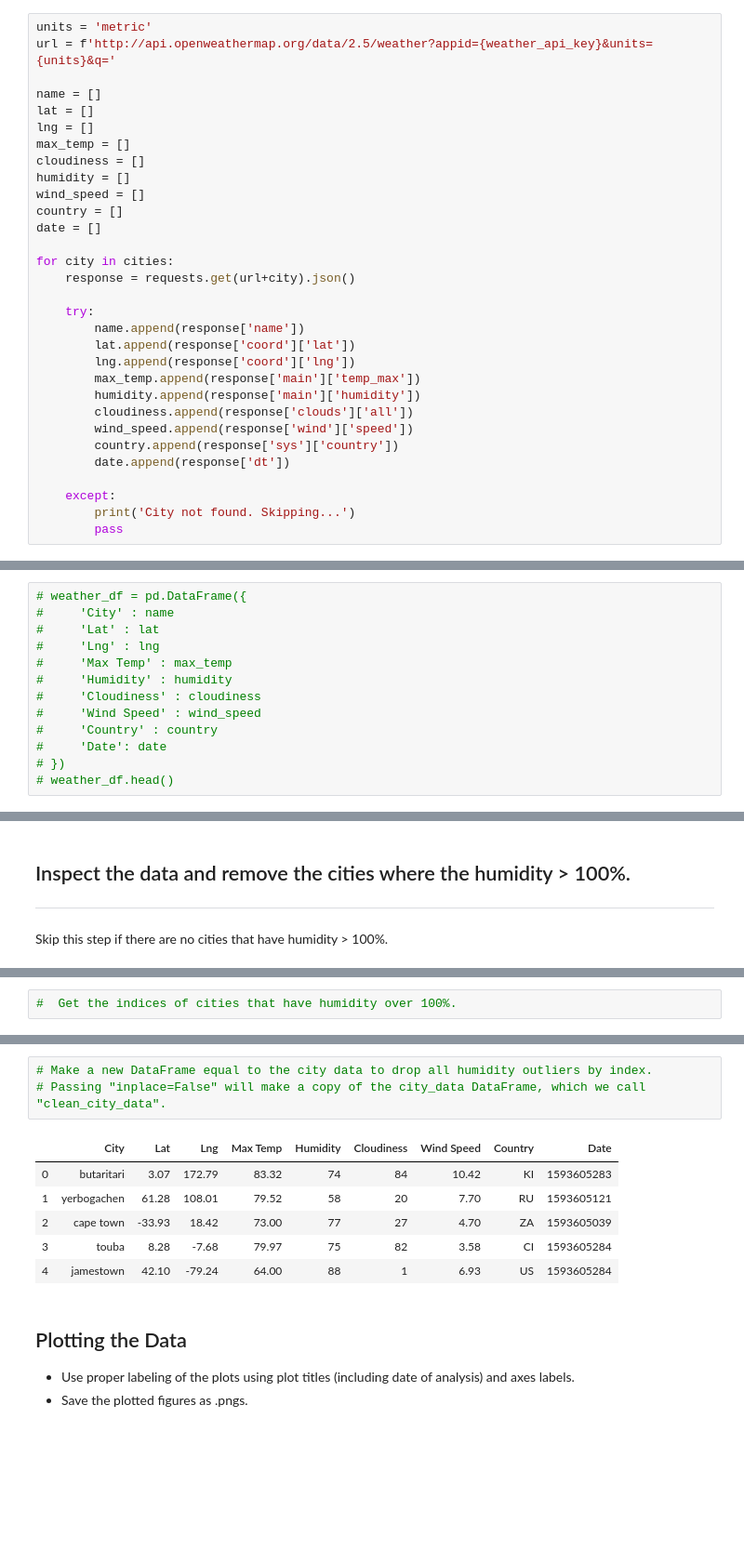
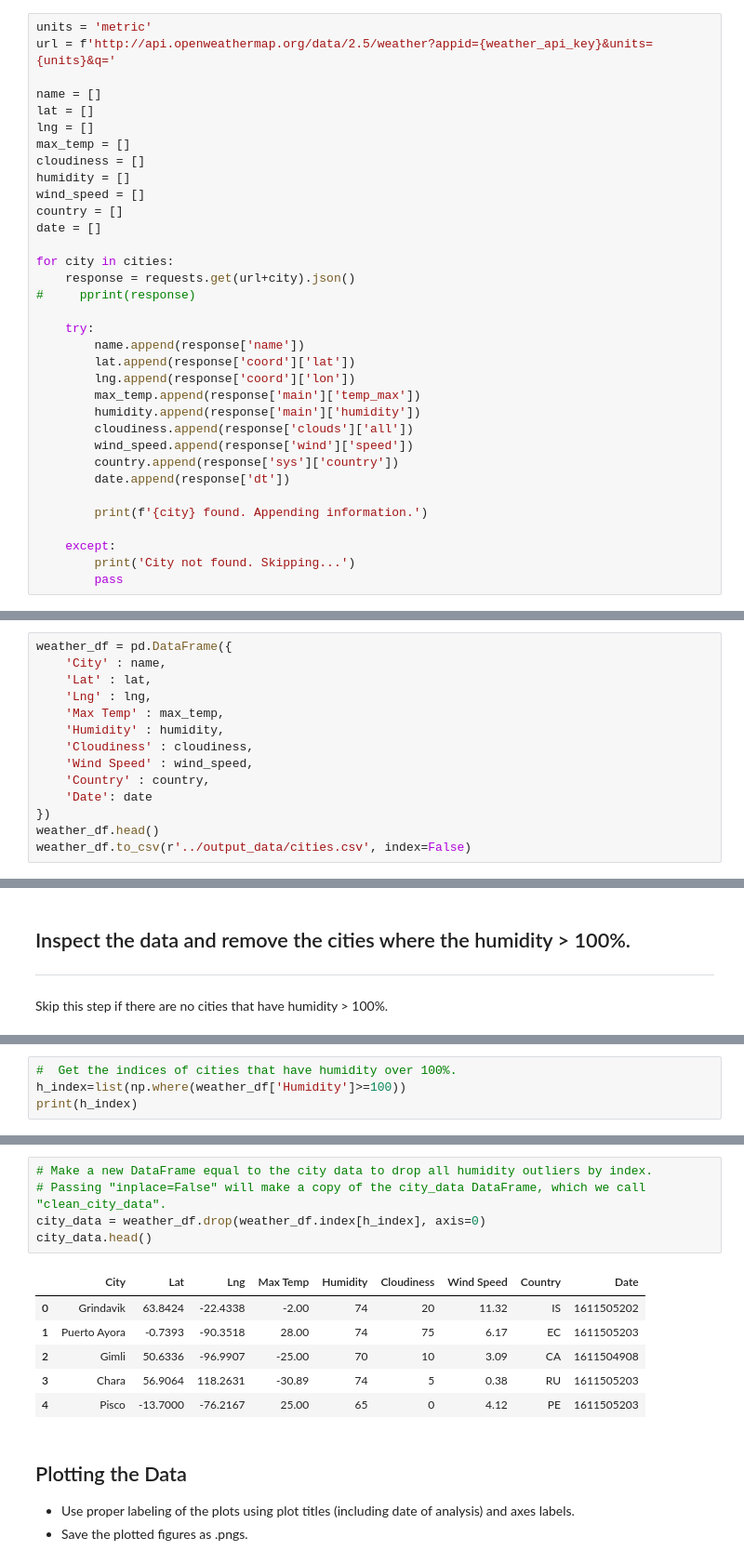
Before and after one commit to c-kleerun/python-api-challenge, a Jupyter notebook: WeatherPy/WeatherPy.ipynb, the cells around one changed output, grey strips where cells are left out. Shown at 93% size. Saved outputs shown, nothing was run; the diff lists cells and outputs as text; blank space fills up the shorter version.

Commit message:
added code for cities list and stats, added scatter plots

```diff
--- a/WeatherPy/WeatherPy.ipynb
+++ b/WeatherPy/WeatherPy.ipynb
@@ -86,11 +90,12 @@ date = []
 
 for city in cities:
     response = requests.get(url+city).json()
+#     pprint(response)
 
     try:
         name.append(response['name'])
         lat.append(response['coord']['lat'])
-        lng.append(response['coord']['lng'])
+        lng.append(response['coord']['lon'])
         max_temp.append(response['main']['temp_max'])
         humidity.append(response['main']['humidity'])
         cloudiness.append(response['clouds']['all'])
@@ -98,6 +103,8 @@ for city in cities:
         country.append(response['sys']['country'])
         date.append(response['dt'])
 
+        print(f'{city} found. Appending information.')
+
     except:
         print('City not found. Skipping...')
         pass
@@ -132,15 +131,16 @@ Data Retrieval Complete
 * Export the city data into a .csv.
 * Display the DataFrame
 # %%
-# weather_df = pd.DataFrame({
-#     'City' : name
-#     'Lat' : lat
-#     'Lng' : lng
-#     'Max Temp' : max_temp
-#     'Humidity' : humidity
-#     'Cloudiness' : cloudiness
-#     'Wind Speed' : wind_speed
-#     'Country' : country
-#     'Date': date
-# })
-# weather_df.head()
+weather_df = pd.DataFrame({
+    'City' : name,
+    'Lat' : lat,
+    'Lng' : lng,
+    'Max Temp' : max_temp,
+    'Humidity' : humidity,
+    'Cloudiness' : cloudiness,
+    'Wind Speed' : wind_speed,
+    'Country' : country,
+    'Date': date
+})
+weather_df.head()
+weather_df.to_csv(r'../output_data/cities.csv', index=False)
@@ -181,3 +174,5 @@ Skip this step if there are no cities that have humidity > 100%.
 # %%
 #  Get the indices of cities that have humidity over 100%.
+h_index=list(np.where(weather_df['Humidity']>=100))
+print(h_index)
 # %% [output]
@@ -185,13 +181,15 @@ Int64Index([], dtype='int64')
 # %%
 # Make a new DataFrame equal to the city data to drop all humidity outliers by index.
 # Passing "inplace=False" will make a copy of the city_data DataFrame, which we call "clean_city_data".
+city_data = weather_df.drop(weather_df.index[h_index], axis=0)
+city_data.head()
 # %% [output]
 |  | City | Lat | Lng | Max Temp | Humidity | Cloudiness | Wind Speed | Country | Date |
-| 0 | butaritari | 3.07 | 172.79 | 83.32 | 74 | 84 | 10.42 | KI | 1593605283 |
-| 1 | yerbogachen | 61.28 | 108.01 | 79.52 | 58 | 20 | 7.70 | RU | 1593605121 |
-| 2 | cape town | -33.93 | 18.42 | 73.00 | 77 | 27 | 4.70 | ZA | 1593605039 |
-| 3 | touba | 8.28 | -7.68 | 79.97 | 75 | 82 | 3.58 | CI | 1593605284 |
-| 4 | jamestown | 42.10 | -79.24 | 64.00 | 88 | 1 | 6.93 | US | 1593605284 |
+| 0 | Grindavik | 63.8424 | -22.4338 | -2.00 | 74 | 20 | 11.32 | IS | 1611505202 |
+| 1 | Puerto Ayora | -0.7393 | -90.3518 | 28.00 | 74 | 75 | 6.17 | EC | 1611505203 |
+| 2 | Gimli | 50.6336 | -96.9907 | -25.00 | 70 | 10 | 3.09 | CA | 1611504908 |
+| 3 | Chara | 56.9064 | 118.2631 | -30.89 | 74 | 5 | 0.38 | RU | 1611505203 |
+| 4 | Pisco | -13.7000 | -76.2167 | 25.00 | 65 | 0 | 4.12 | PE | 1611505203 |
 # %% [markdown]
 ## Plotting the Data
 * Use proper labeling of the plots using plot titles (including date of analysis) and axes labels.
```
Also changed, not shown: parts of 27 cells of this notebook, 1 other file.
